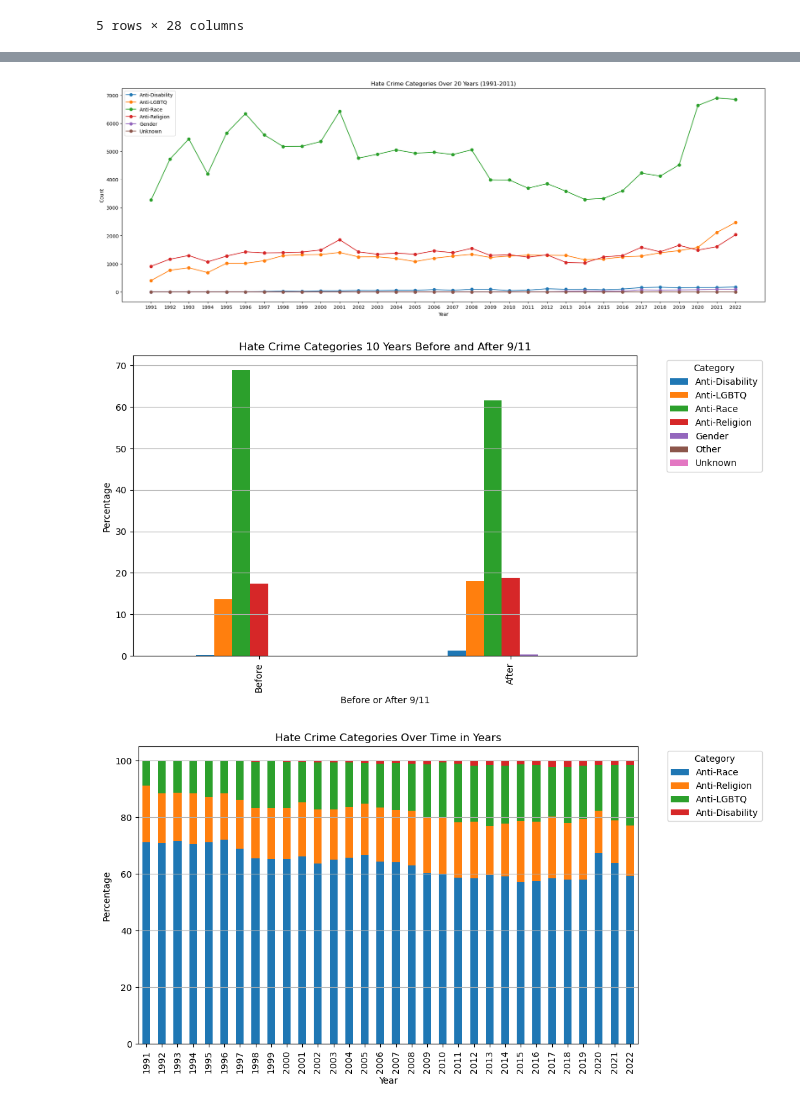
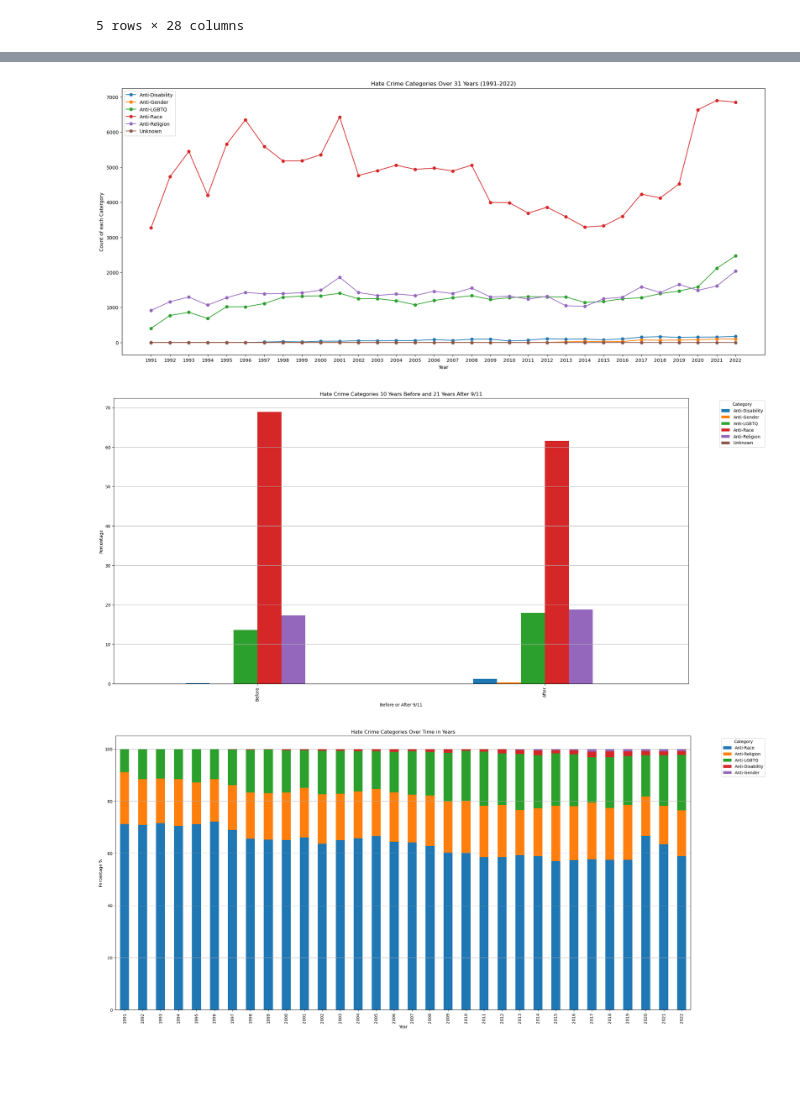
Before and after one commit to corporatemanny/FBI-Hate-Crime-Analysis, a Jupyter notebook: Analysis/Data Analysis.ipynb, the cells around one changed output, grey strips where cells are left out. Cells and saved outputs as stored; diff of their text form; code cells hidden in the pictures; blank space fills up the shorter version.

Commit message:
updated code 4 real this time

```diff
--- a/Analysis/Data Analysis.ipynb
+++ b/Analysis/Data Analysis.ipynb
@@ -4,8 +4,10 @@ from pathlib import Path
 import numpy as np
 import matplotlib.pyplot as plt
 from scipy.stats import chi2_contingency
+
 # File to Load
-crime_data = pd.read_csv("/Users/Juango/Desktop/Classwork/Project 1/FBI-Hate-Crime-Analysis-main/hate_crime.csv")
+crime_data_load = Path("../Resources/hate_crime.csv")
+crime_data = pd.read_csv(crime_data_load)
 
 crime_data.head()
 # %% [output]
@@ -82,7 +84,7 @@ def categorize_bias(bias_desc):
                           'Anti-Atheism/Agnosticism', "Anti-Jehova's Witness", "Anti-Other Christian", "Anti-Other Religion", "Anti-Hindu", "Anti-Buddhist",
                           "Anti-Church of Jesus Christ", "Anti-Eastern Orthodox (Russian, Greek, Other)", "Anti-Sikh"],
         'Anti-Disability': ["Anti-Mental Disability", "Anti-Physical Disability"],
-        'Gender': ["Anti-Female","Anti-Male"],
+        'Anti-Gender': ["Anti-Female","Anti-Male"],
         'Unknown': ["Unknown (offender's motivation not known)"]
     }
 
@@ -114,11 +116,6 @@ crime_processed = hate_crime_processed.copy()
 # Add Before and After column for the years before and after September 1, 2001 (Limited to 10 YRS).
 crime_processed['Before_After'] = np.where(hate_crime_processed['incident_date'] < '2001-09-11', 'Before', 'After')
 crime_processed
-
-# Drop anything after 2011
-crime_processed = crime_processed[crime_processed['incident_date'] < "2023"]
-
-crime_processed.head()
 # %% [output]
 |  | incident_id | state_abbr | data_year | incident_date | victim_count | offender_race | bias_desc | ... |
 | 0 | 43 | AR | 1991 | 1991-07-04 | 1 | Black or African American | [Anti-Black or African American] | ... |
@@ -131,32 +135,33 @@ crime_processed.to_csv('output_file.csv', index=False)
 # %%
 #Create scatter line plot representing the count and the years of each category of hate crime:
 
 # Group by Year, Bias_Category, and Before_After to get the count for each category in each year
 grouped_data_scatter = crime_processed.groupby(['data_year', 'Bias_Category']).size().reset_index(name='Count')
 
 # Convert to integers
 grouped_data_scatter['data_year'] = grouped_data_scatter['data_year'].astype(int)
 
 # Pivot the data
 pivot_data = grouped_data_scatter.pivot(index='data_year', columns='Bias_Category', values='Count').fillna(0)
 
 # Plotting
-fig, ax = plt.subplots(figsize=(24, 8))
+fig, ax = plt.subplots(figsize=(24, 10))
 
 # Scatter plot for each category
 for category in pivot_data.columns:
     ax.plot(pivot_data.index, pivot_data[category], label=category, marker='o')  # Use 'o' for markers
 
 # Set x-ticks based on the index of pivot_data
 ax.set_xticks(pivot_data.index)
 
 ax.set_xlabel('Year')
-ax.set_ylabel('Count')
-ax.set_title('Hate Crime Categories Over 20 Years (1991-2011)')
+ax.set_ylabel('Count of each Catergory')
+ax.set_title('Hate Crime Categories Over 31 Years (1991-2022)')
 ax.legend()
+plt.savefig('../Analysis/Hate Crime Categories Over 31 Years (1991-2022)')
 plt.show()
 # %% [output]
-[figure, old version]
+[figure, new version]
 # %%
 #Create a bar plot representing the percentage of category before and after 9/11:
 
@@ -170,22 +175,22 @@ grouped_data = crime_processed.groupby(['Before_After', 'Bias_Category']).size()
 # Calculate percentages
 percentage_data = grouped_data.div(grouped_data.sum(axis=1), axis=0) * 100
 
-
 # Plotting
-ax = percentage_data.plot(kind='bar', stacked=False, figsize=(10, 6))
+ax = percentage_data.plot(kind='bar', stacked=False, figsize=(24, 12))
 ax.set_ylabel('Percentage')
 ax.set_xlabel('Before or After 9/11')
-ax.set_title('Hate Crime Categories 10 Years Before and After 9/11')
+ax.set_title('Hate Crime Categories 10 Years Before and 21 Years After 9/11')
 ax.yaxis.grid(True)
 plt.legend(title='Category', bbox_to_anchor=(1.05, 1), loc='upper left')
+plt.savefig('../Analysis/Bar Plot- Hate Crime Categories Over Time')
 plt.show()
 # %% [output]
-[figure, old version]
+[figure, new version]
 # %%
 #Create a bar plot representing the percentage of category before and after 9/11:
 
 # Convert 'Before_After' to categorical with specified order
-order = ['Anti-Race', 'Anti-Religion', 'Anti-LGBTQ', 'Anti-Disability']
+order = ['Anti-Race', 'Anti-Religion', 'Anti-LGBTQ', 'Anti-Disability', 'Anti-Gender']
 crime_processed['Bias_Category'] = pd.Categorical(crime_processed['Bias_Category'], categories=order, ordered=True)
 
 # Group by Before_After to get the count for the selected category in each year
@@ -195,15 +200,16 @@ grouped_data = crime_processed.groupby(['data_year', 'Bias_Category']).size().un
 percentage_data = grouped_data.div(grouped_data.sum(axis=1), axis=0) * 100
 
 # Plotting
-ax = percentage_data.plot(kind='bar', stacked=True, figsize=(10, 6))
-ax.set_ylabel('Percentage')
+ax = percentage_data.plot(kind='bar', stacked=True, figsize=(25, 12))
+ax.set_ylabel('Percentage %')
 ax.set_xlabel('Year')
 ax.set_title('Hate Crime Categories Over Time in Years')
 ax.yaxis.grid(True)
-plt.legend(title='Category', bbox_to_anchor=(1.05, 1), loc='upper left')
+plt.legend(title='Category', bbox_to_anchor=(1.05, 1), loc='best')
+plt.savefig('../Analysis/Filled Bar Plot- Hate Crime Categories Over Time in Years')
 plt.show()
 # %% [output]
-[figure, old version]
+[figure, new version]
 # %%
 # Group by Before_After to get the count for the selected category in each year
 grouped_data = crime_processed.groupby(['Before_After', 'Bias_Category']).size().unstack()
```
Also changed, not shown: parts of 2 cells of this notebook, 4 other files.
